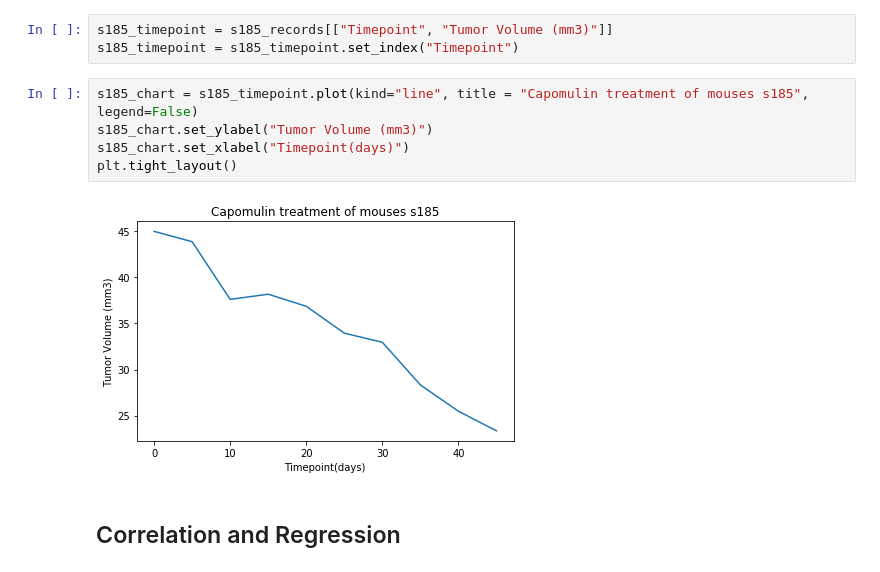
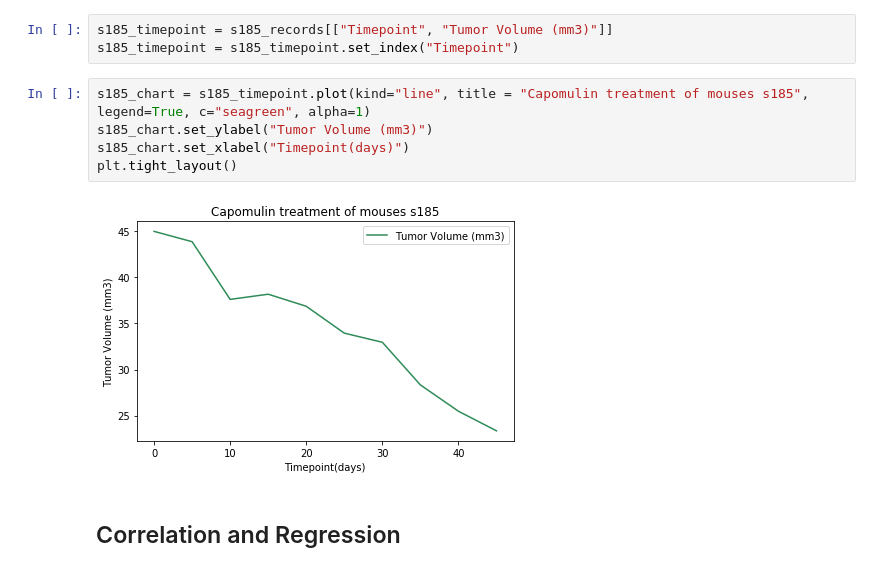
Before and after one commit to manuelamc14/Matploid-challenge, a Jupyter notebook: Pymaceuticals/pymaceuticals_starter.ipynb, the cells around one changed output. Drawn from its saved outputs; the diff is of its cells as text.

```diff
--- a/Pymaceuticals/pymaceuticals_starter.ipynb
+++ b/Pymaceuticals/pymaceuticals_starter.ipynb
@@ -356,12 +393,12 @@ s185_records
 s185_timepoint = s185_records[["Timepoint", "Tumor Volume (mm3)"]]
 s185_timepoint = s185_timepoint.set_index("Timepoint")
 # %%
-s185_chart = s185_timepoint.plot(kind="line", title = "Capomulin treatment of mouses s185", legend=False)
+s185_chart = s185_timepoint.plot(kind="line", title = "Capomulin treatment of mouses s185", legend=True, c="seagreen", alpha=1)
 s185_chart.set_ylabel("Tumor Volume (mm3)")
 s185_chart.set_xlabel("Timepoint(days)")
 plt.tight_layout()
 # %% [output]
-[figure, old version]
+[figure, new version]
 # %% [markdown]
 ## Correlation and Regression
 # %% [markdown]
```
Also changed, not shown: parts of 16 cells of this notebook.
